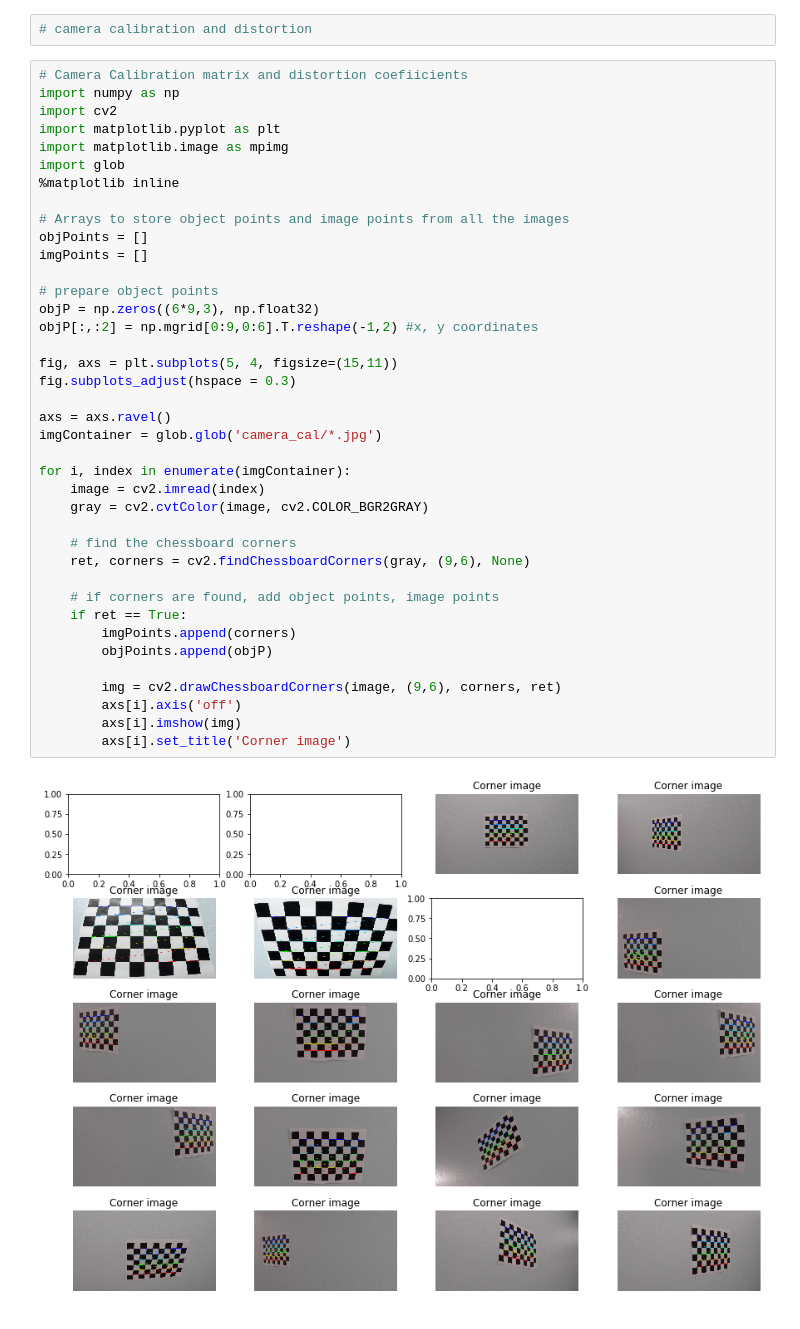
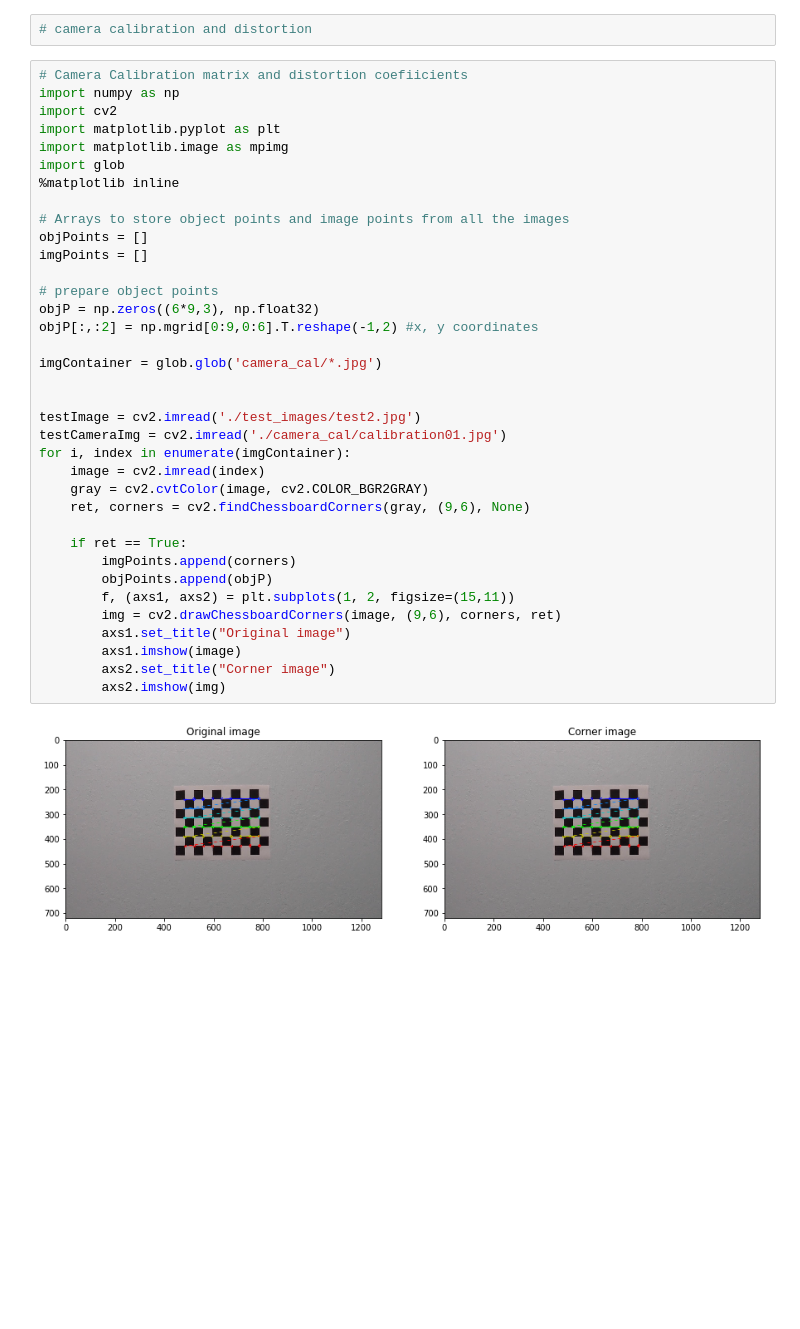
Before and after one commit to biplabku/CarND-Advanced-Lane-Lines, a Jupyter notebook: laneFinding.ipynb, the cells around one changed output. Saved outputs shown, nothing was run; the diff lists cells and outputs as text; blank space fills up the shorter version.

```diff
--- a/laneFinding.ipynb
+++ b/laneFinding.ipynb
@@ -3,41 +3,38 @@
 # %%
 # Camera Calibration matrix and distortion coefiicients
 import numpy as np
 import cv2
 import matplotlib.pyplot as plt
 import matplotlib.image as mpimg
 import glob
 %matplotlib inline
 
 # Arrays to store object points and image points from all the images
 objPoints = []
 imgPoints = []
 
 # prepare object points
 objP = np.zeros((6*9,3), np.float32)
 objP[:,:2] = np.mgrid[0:9,0:6].T.reshape(-1,2) #x, y coordinates
 
-fig, axs = plt.subplots(5, 4, figsize=(15,11))
-fig.subplots_adjust(hspace = 0.3)
-
-axs = axs.ravel()
 imgContainer = glob.glob('camera_cal/*.jpg')
 
+
+testImage = cv2.imread('./test_images/test2.jpg')
+testCameraImg = cv2.imread('./camera_cal/calibration01.jpg')
 for i, index in enumerate(imgContainer):
     image = cv2.imread(index)
     gray = cv2.cvtColor(image, cv2.COLOR_BGR2GRAY)
-
-    # find the chessboard corners
     ret, corners = cv2.findChessboardCorners(gray, (9,6), None)
 
-    # if corners are found, add object points, image points
     if ret == True:
         imgPoints.append(corners)
         objPoints.append(objP)
-
+        f, (axs1, axs2) = plt.subplots(1, 2, figsize=(15,11))
         img = cv2.drawChessboardCorners(image, (9,6), corners, ret)
-        axs[i].axis('off')
-        axs[i].imshow(img)
-        axs[i].set_title('Corner image')
+        axs1.set_title("Original image")
+        axs1.imshow(image)
+        axs2.set_title("Corner image")
+        axs2.imshow(img)
 # %% [output]
-[figure, old version]
+[figure, new version]
```
Also changed, not shown: parts of 14 cells of this notebook, 1 other file.
